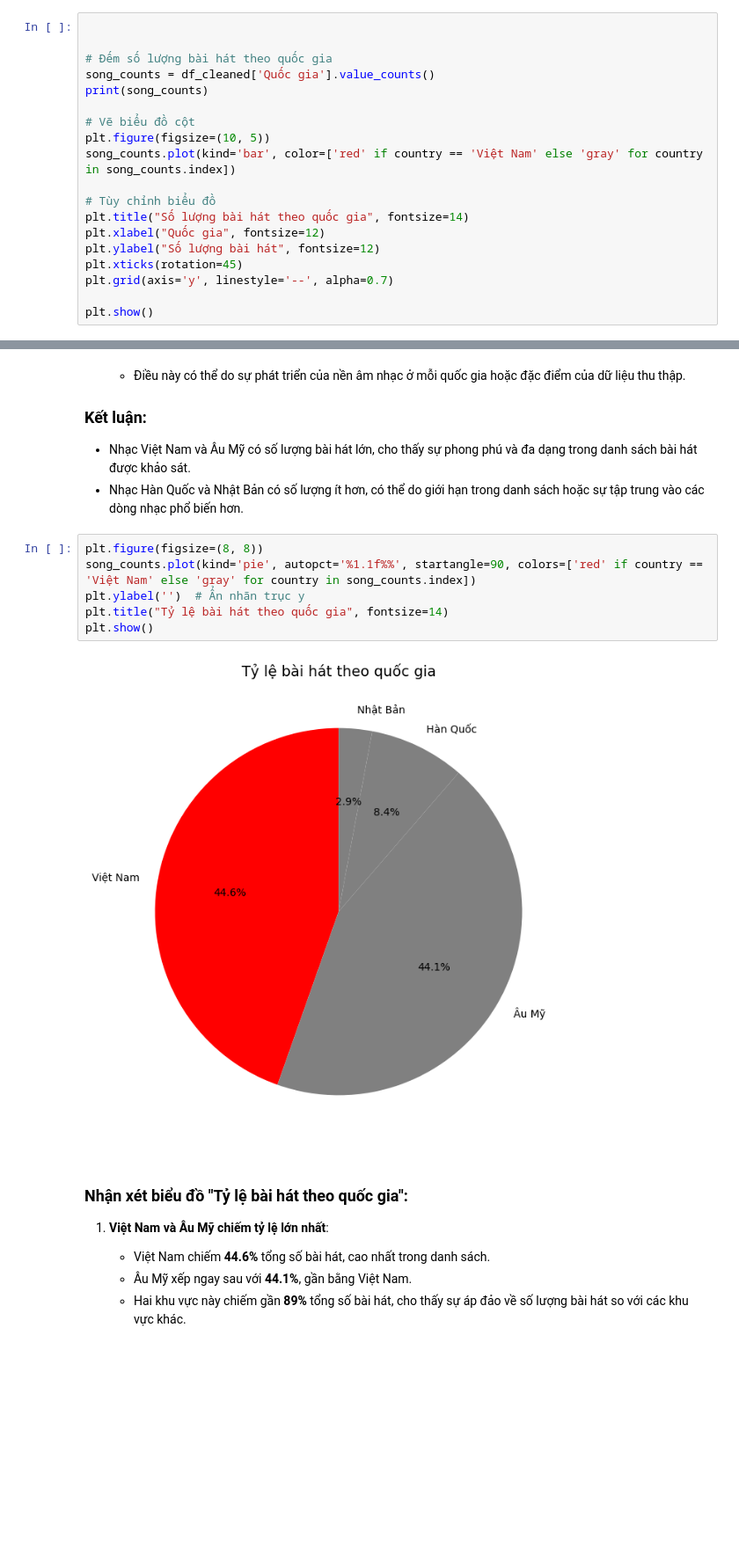
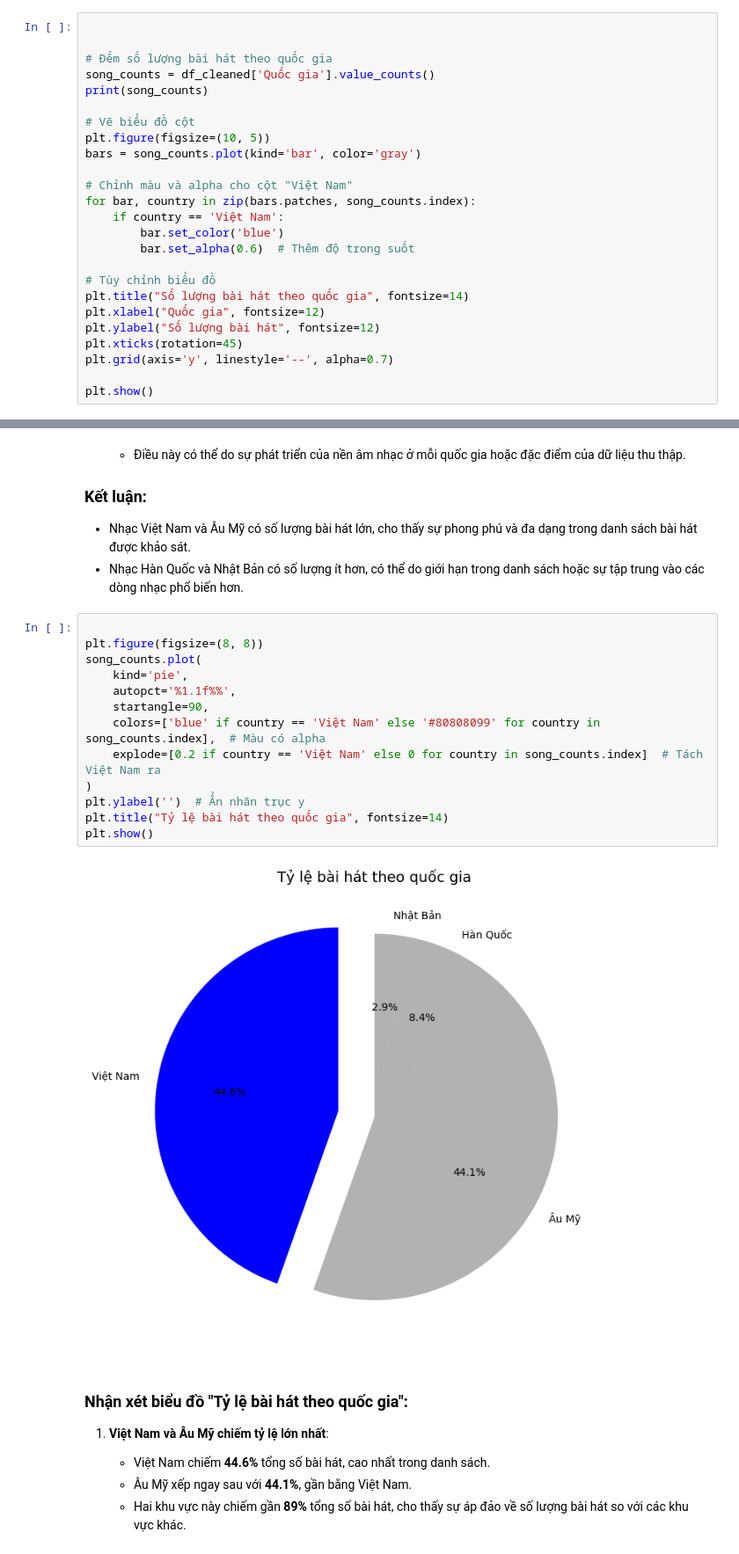
Before and after one commit to LLH-07/Truc_Quan_Hoa_KHDL, a Jupyter notebook: Lab01/22127117_22127352.ipynb, the cells around one changed output, grey strips where cells are left out. Shown at 88% size. Saved outputs shown, nothing was run; the diff lists cells and outputs as text; blank space fills up the shorter version.

Commit message:
Update color of chart

```diff
--- a/Lab01/22127117_22127352.ipynb
+++ b/Lab01/22127117_22127352.ipynb
@@ -1584,7 +1584,13 @@ print(song_counts)
 
 # Vẽ biểu đồ cột
 plt.figure(figsize=(10, 5))
-song_counts.plot(kind='bar', color=['red' if country == 'Việt Nam' else 'gray' for country in song_counts.index])
+bars = song_counts.plot(kind='bar', color='gray')
+
+# Chỉnh màu và alpha cho cột "Việt Nam"
+for bar, country in zip(bars.patches, song_counts.index):
+    if country == 'Việt Nam':
+        bar.set_color('blue')
+        bar.set_alpha(0.6)  # Thêm độ trong suốt
 
 # Tùy chỉnh biểu đồ
 plt.title("Số lượng bài hát theo quốc gia", fontsize=14)
@@ -1621,13 +1627,20 @@ Name: count, dtype: int64
 - Nhạc Việt Nam và Âu Mỹ có số lượng bài hát lớn, cho thấy sự phong phú và đa dạng trong danh sách bài hát được khảo sát.
 - Nhạc Hàn Quốc và Nhật Bản có số lượng ít hơn, có thể do giới hạn trong danh sách hoặc sự tập trung vào các dòng nhạc phổ biến hơn.
 # %%
+
 plt.figure(figsize=(8, 8))
-song_counts.plot(kind='pie', autopct='%1.1f%%', startangle=90, colors=['red' if country == 'Việt Nam' else 'gray' for country in song_counts.index])
+song_counts.plot(
+    kind='pie',
+    autopct='%1.1f%%',
+    startangle=90,
+    colors=['blue' if country == 'Việt Nam' else '#80808099' for country in song_counts.index],  # Màu có alpha
+    explode=[0.2 if country == 'Việt Nam' else 0 for country in song_counts.index]  # Tách Việt Nam ra
+)
 plt.ylabel('')  # Ẩn nhãn trục y
 plt.title("Tỷ lệ bài hát theo quốc gia", fontsize=14)
 plt.show()
 # %% [output]
-[figure, old version]
+[figure, new version]
 # %% [markdown]
 ### Nhận xét biểu đồ "Tỷ lệ bài hát theo quốc gia":
 
```
Also changed, not shown: parts of 7 cells of this notebook.
